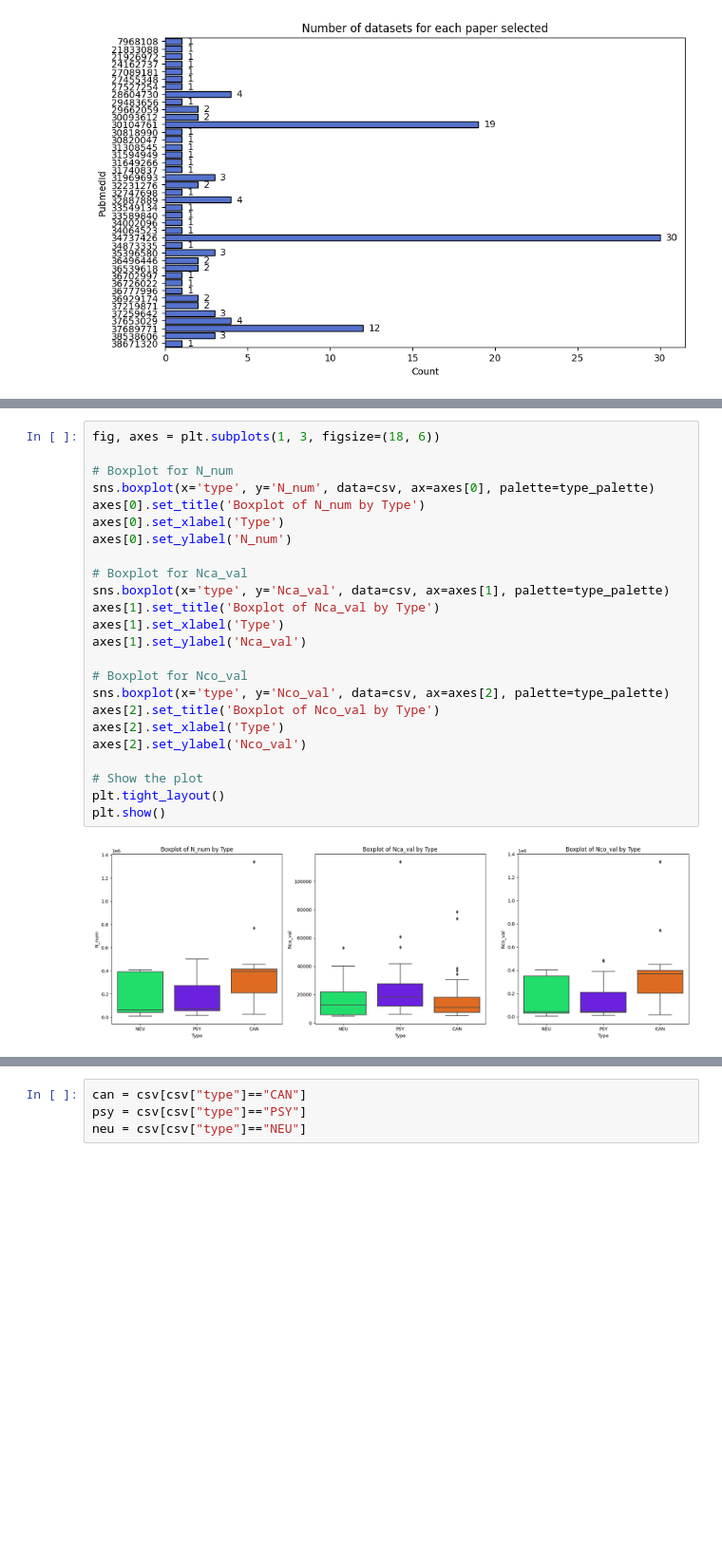
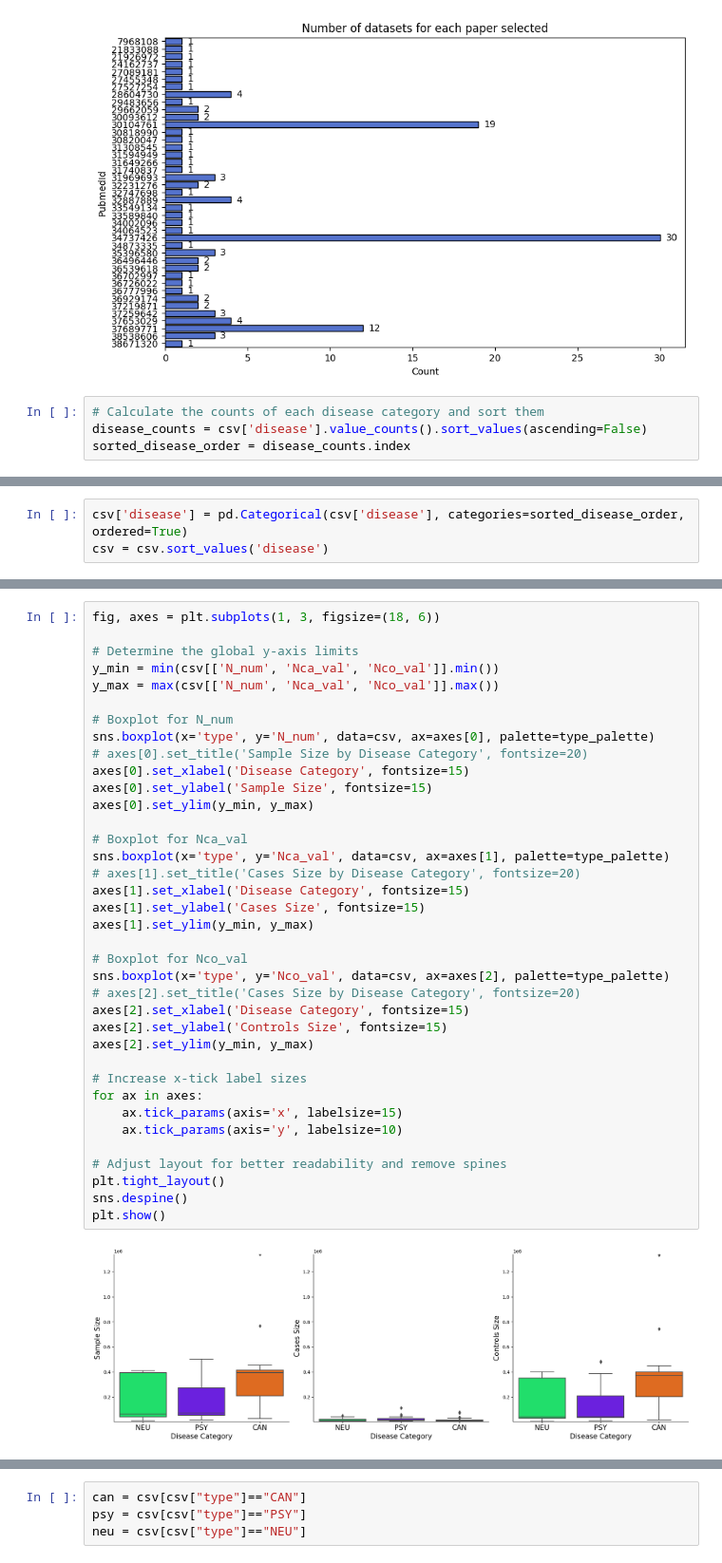
Before and after one commit to MFloresRodero/SOROLLA-gencor, a Jupyter notebook: scripts/pipeline/00_post_selection_EGA_sumstats.ipynb, the cells around one changed output, grey strips where cells are left out. Shown at 95% size. Cells and saved outputs as stored; diff of their text form; blank space fills up the shorter version.

```diff
--- a/scripts/pipeline/00_post_selection_EGA_sumstats.ipynb
+++ b/scripts/pipeline/00_post_selection_EGA_sumstats.ipynb
@@ -73,3 +94,7 @@ plt.title('Number of datasets for each paper selected')
 plt.show()
 # %% [output]
 [figure]
+# %%
+# Calculate the counts of each disease category and sort them
+disease_counts = csv['disease'].value_counts().sort_values(ascending=False)
+sorted_disease_order = disease_counts.index
@@ -93 +159,4 @@ Text(0, 0.5, 'Count')
+# %%
+csv['disease'] = pd.Categorical(csv['disease'], categories=sorted_disease_order, ordered=True)
+csv = csv.sort_values('disease')
 # %%
@@ -110,26 +186,39 @@ Text(0, 0.5, 'Count')
 # %%
 fig, axes = plt.subplots(1, 3, figsize=(18, 6))
 
+# Determine the global y-axis limits
+y_min = min(csv[['N_num', 'Nca_val', 'Nco_val']].min())
+y_max = max(csv[['N_num', 'Nca_val', 'Nco_val']].max())
+
 # Boxplot for N_num
 sns.boxplot(x='type', y='N_num', data=csv, ax=axes[0], palette=type_palette)
-axes[0].set_title('Boxplot of N_num by Type')
-axes[0].set_xlabel('Type')
-axes[0].set_ylabel('N_num')
+# axes[0].set_title('Sample Size by Disease Category', fontsize=20)
+axes[0].set_xlabel('Disease Category', fontsize=15)
+axes[0].set_ylabel('Sample Size', fontsize=15)
+axes[0].set_ylim(y_min, y_max)
 
 # Boxplot for Nca_val
 sns.boxplot(x='type', y='Nca_val', data=csv, ax=axes[1], palette=type_palette)
-axes[1].set_title('Boxplot of Nca_val by Type')
-axes[1].set_xlabel('Type')
-axes[1].set_ylabel('Nca_val')
+# axes[1].set_title('Cases Size by Disease Category', fontsize=20)
+axes[1].set_xlabel('Disease Category', fontsize=15)
+axes[1].set_ylabel('Cases Size', fontsize=15)
+axes[1].set_ylim(y_min, y_max)
 
 # Boxplot for Nco_val
 sns.boxplot(x='type', y='Nco_val', data=csv, ax=axes[2], palette=type_palette)
-axes[2].set_title('Boxplot of Nco_val by Type')
-axes[2].set_xlabel('Type')
-axes[2].set_ylabel('Nco_val')
+# axes[2].set_title('Cases Size by Disease Category', fontsize=20)
+axes[2].set_xlabel('Disease Category', fontsize=15)
+axes[2].set_ylabel('Controls Size', fontsize=15)
+axes[2].set_ylim(y_min, y_max)
 
-# Show the plot
+# Increase x-tick label sizes
+for ax in axes:
+    ax.tick_params(axis='x', labelsize=15)
+    ax.tick_params(axis='y', labelsize=10)
+
+# Adjust layout for better readability and remove spines
 plt.tight_layout()
+sns.despine()
 plt.show()
 # %% [output]
-[figure, old version]
+[figure, new version]
```
Also changed, not shown: parts of 13 cells of this notebook, 3 other files.
